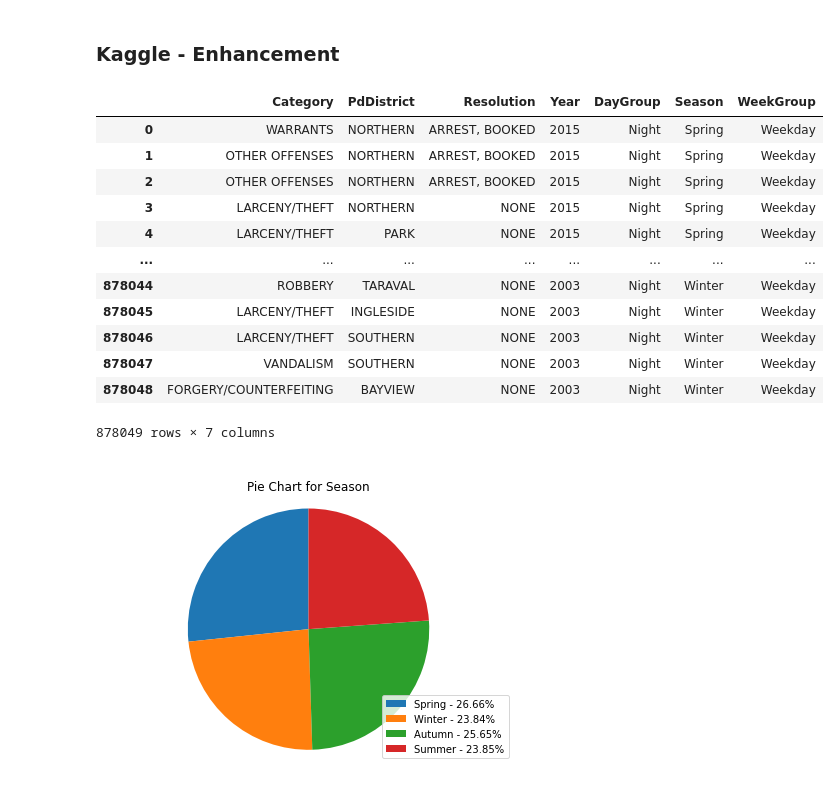
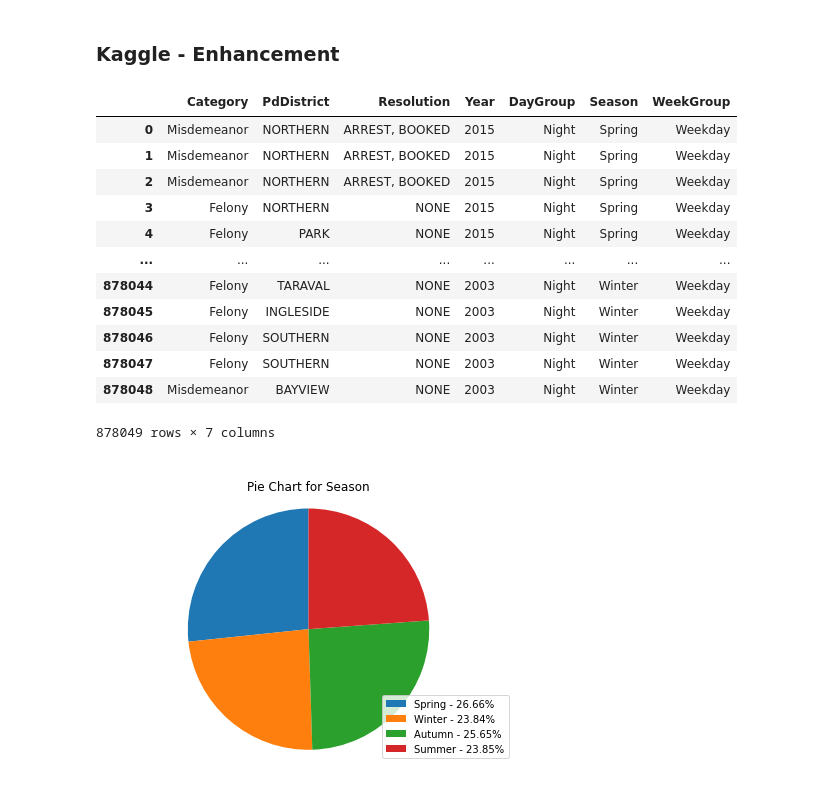
Before and after one commit to Karl-Attard/FYP, a Jupyter notebook: Crime Type Prediction.ipynb, the cells around one changed output. Drawn from its saved outputs; the diff is of its cells as text; code cells hidden in the pictures.

```diff
--- a/Crime Type Prediction.ipynb
+++ b/Crime Type Prediction.ipynb
@@ -75,11 +72,9 @@ crime_df_['Hour'] = crime_df_['Dates'].str.split('-').str[2].str.split(' ').str[
 crime_df_ = crime_df_[crime_df_['Year'] >= 2003]
 crime_df_ = crime_df_[crime_df_['Year'] <= 2015]
 
-"""
 crime_df_.loc[crime_df_['Category'].str.contains('LOITERING'), 'Category'] = 'Infraction'
 crime_df_.loc[crime_df_['Category'].str.contains('RUNAWAY|FAMILY OFFENSES|TREA|PORNOGRAPHY/OBSCENE MAT|GAMBLING|EMBEZZLEMENT|BAD CHECKS|SUICIDE|MISSING PERSON|DRUG/NARCOTIC|DRIVING UNDER THE INFLUENCE|LIQUOR LAWS|DISORDERLY CONDUCT|BRIBERY|RECOVERED VEHICLE|PROSTITUTION|SECONDARY CODES|STOLEN PROPERTY|FORGERY/COUNTERFEITING|WARRANTS|TRESPASS|SUSPICIOUS OCC|OTHER OFFENSES|DRUNKENNESS|NON-CRIMINAL'), 'Category'] = 'Misdemeanor'
 crime_df_.loc[crime_df_['Category'].str.contains('ASSAULT|VEHICLE THEFT|BURGLARY|FRAUD|LARCENY/THEFT|SEX OFFENSES NON FORCIBLE|ARSON|SEX OFFENSES FORCIBLE|KIDNAPPING|VANDALISM|EXTORTION|WEAPON LAWS|ROBBERY'), 'Category'] = 'Felony'
-"""
 
 hour = ['0'+str(x) if len(str(x))==1 else str(x) for x in crime_df_['Hour']]
 crime_df_['Hour'] = hour
@@ -90,44 +85,44 @@ crime_df_.loc[(crime_df_['Hour'].astype(str) >= '17') & (crime_df_['Hour'].astyp
 crime_df_.loc[(crime_df_['Hour'].astype(str) >= '21') & (crime_df_['Hour'].astype(str) < '24'), 'DayGroup'] = 'Night'
 crime_df_.loc[(crime_df_['Hour'].astype(str) >= '00') & (crime_df_['Hour'].astype(str) < '05'), 'DayGroup'] = 'Night'
 
 crime_df_.loc[(crime_df_['Month'] == 1) & (crime_df_['Day'] == 1), 'IsHoliday'] = 'Holiday'
 crime_df_.loc[(crime_df_['Month'] == 1) & (crime_df_['Day'] == 18), 'IsHoliday'] = 'Holiday'
 crime_df_.loc[(crime_df_['Month'] == 2) & (crime_df_['Day'] == 12), 'IsHoliday'] = 'Holiday'
 crime_df_.loc[(crime_df_['Month'] == 2) & (crime_df_['Day'] == 15), 'IsHoliday'] = 'Holiday'
 crime_df_.loc[(crime_df_['Month'] == 5) & (crime_df_['Day'] == 31), 'IsHoliday'] = 'Holiday'
 crime_df_.loc[(crime_df_['Month'] == 6) & (crime_df_['Day'] == 19), 'IsHoliday'] = 'Holiday'
 crime_df_.loc[(crime_df_['Month'] == 7) & (crime_df_['Day'] == 5), 'IsHoliday'] = 'Holiday'
 crime_df_.loc[(crime_df_['Month'] == 9) & (crime_df_['Day'] == 6), 'IsHoliday'] = 'Holiday'
 crime_df_.loc[(crime_df_['Month'] == 10) & (crime_df_['Day'] == 11), 'IsHoliday'] = 'Holiday'
 crime_df_.loc[(crime_df_['Month'] == 11) & (crime_df_['Day'] == 11), 'IsHoliday'] = 'Holiday'
 crime_df_.loc[(crime_df_['Month'] == 11) & (crime_df_['Day'] == 25), 'IsHoliday'] = 'Holiday'
 crime_df_.loc[(crime_df_['Month'] == 12) & (crime_df_['Day'] == 24), 'IsHoliday'] = 'Holiday'
 crime_df_.loc[(crime_df_['Month'] == 12) & (crime_df_['Day'] == 31), 'IsHoliday'] = 'Holiday'
 crime_df_.loc[crime_df_['IsHoliday'] != 'Holiday', 'IsHoliday'] = 'Not Holiday'
 
 crime_df_.loc[(crime_df_['Month'] >= 3) & (crime_df_['Month'] <= 5), 'Season'] = 'Spring'
 crime_df_.loc[(crime_df_['Month'] >= 6) & (crime_df_['Month'] <= 8), 'Season'] = 'Summer'
 crime_df_.loc[(crime_df_['Month'] >= 9) & (crime_df_['Month'] <= 11), 'Season'] = 'Autumn'
 crime_df_.loc[(crime_df_['Month'] == 12) | (crime_df_['Month'] <= 1) | (crime_df_['Month'] <= 2), 'Season'] = 'Winter'
 
 crime_df_.loc[crime_df_['DayOfWeek'].str.contains('Monday|Tuesday|Wednesday|Thursday|Friday'), 'WeekGroup'] = 'Weekday'
 crime_df_.loc[crime_df_['DayOfWeek'].str.contains('Saturday|Sunday'), 'WeekGroup'] = 'Weekend'
 
 crime_df_ = crime_df_.drop(['IsHoliday', 'Dates', 'Descript', 'DayOfWeek', 'Hour', 'Month', 'Day'], axis=1)
 crime_df_
 # %% [output]
 |  | Category | PdDistrict | Resolution | Year | DayGroup | Season | WeekGroup |
-| 0 | WARRANTS | NORTHERN | ARREST, BOOKED | 2015 | Night | Spring | Weekday |
-| 1 | OTHER OFFENSES | NORTHERN | ARREST, BOOKED | 2015 | Night | Spring | Weekday |
-| 2 | OTHER OFFENSES | NORTHERN | ARREST, BOOKED | 2015 | Night | Spring | Weekday |
-| 3 | LARCENY/THEFT | NORTHERN | NONE | 2015 | Night | Spring | Weekday |
-| 4 | LARCENY/THEFT | PARK | NONE | 2015 | Night | Spring | Weekday |
+| 0 | Misdemeanor | NORTHERN | ARREST, BOOKED | 2015 | Night | Spring | Weekday |
+| 1 | Misdemeanor | NORTHERN | ARREST, BOOKED | 2015 | Night | Spring | Weekday |
+| 2 | Misdemeanor | NORTHERN | ARREST, BOOKED | 2015 | Night | Spring | Weekday |
+| 3 | Felony | NORTHERN | NONE | 2015 | Night | Spring | Weekday |
+| 4 | Felony | PARK | NONE | 2015 | Night | Spring | Weekday |
 | ... | ... | ... | ... | ... | ... | ... | ... |
-| 878044 | ROBBERY | TARAVAL | NONE | 2003 | Night | Winter | Weekday |
-| 878045 | LARCENY/THEFT | INGLESIDE | NONE | 2003 | Night | Winter | Weekday |
-| 878046 | LARCENY/THEFT | SOUTHERN | NONE | 2003 | Night | Winter | Weekday |
-| 878047 | VANDALISM | SOUTHERN | NONE | 2003 | Night | Winter | Weekday |
-| 878048 | FORGERY/COUNTERFEITING | BAYVIEW | NONE | 2003 | Night | Winter | Weekday |
+| 878044 | Felony | TARAVAL | NONE | 2003 | Night | Winter | Weekday |
+| 878045 | Felony | INGLESIDE | NONE | 2003 | Night | Winter | Weekday |
+| 878046 | Felony | SOUTHERN | NONE | 2003 | Night | Winter | Weekday |
+| 878047 | Felony | SOUTHERN | NONE | 2003 | Night | Winter | Weekday |
+| 878048 | Misdemeanor | BAYVIEW | NONE | 2003 | Night | Winter | Weekday |
 878049 rows × 7 columns
 # %%
 def pieChart(df, columnName,titleName):
```
Also changed, not shown: parts of 35 cells of this notebook.
